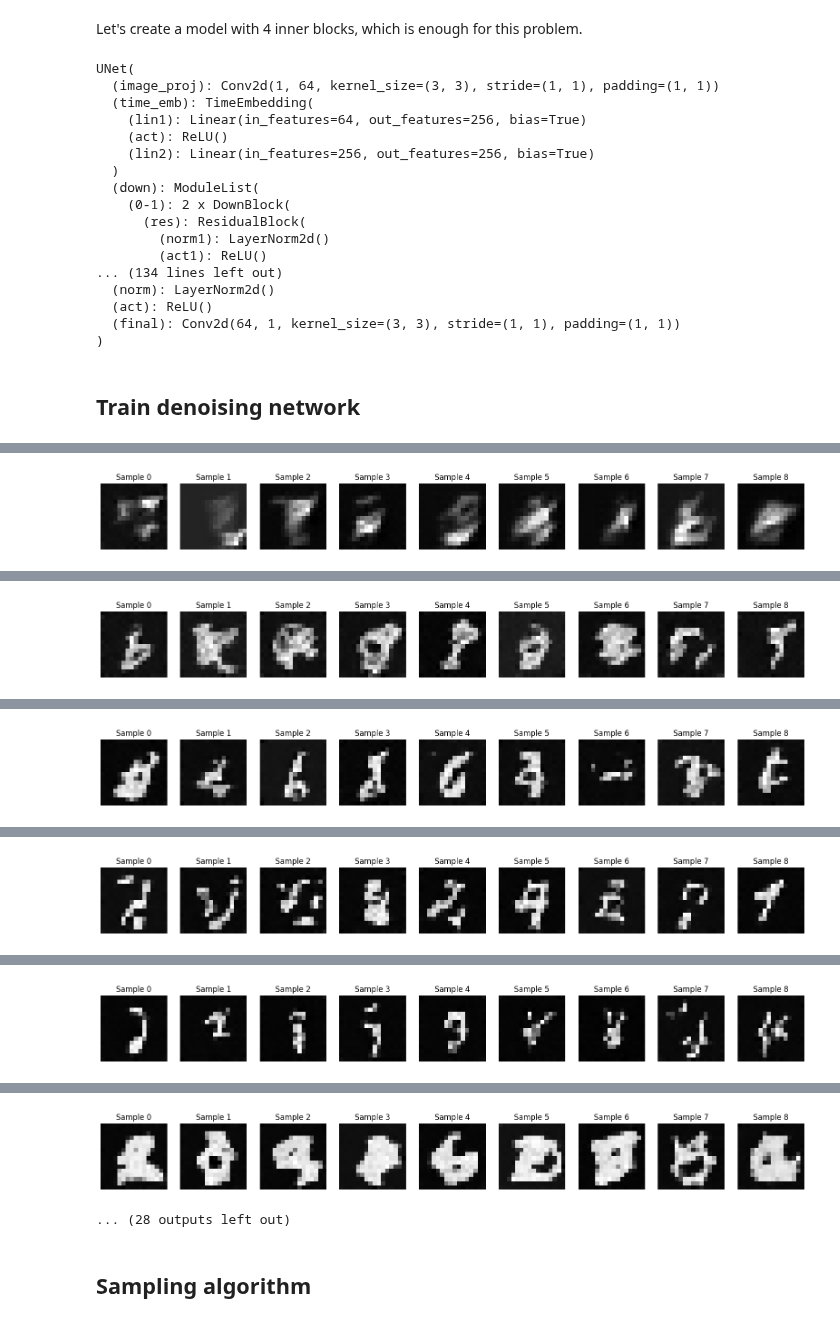
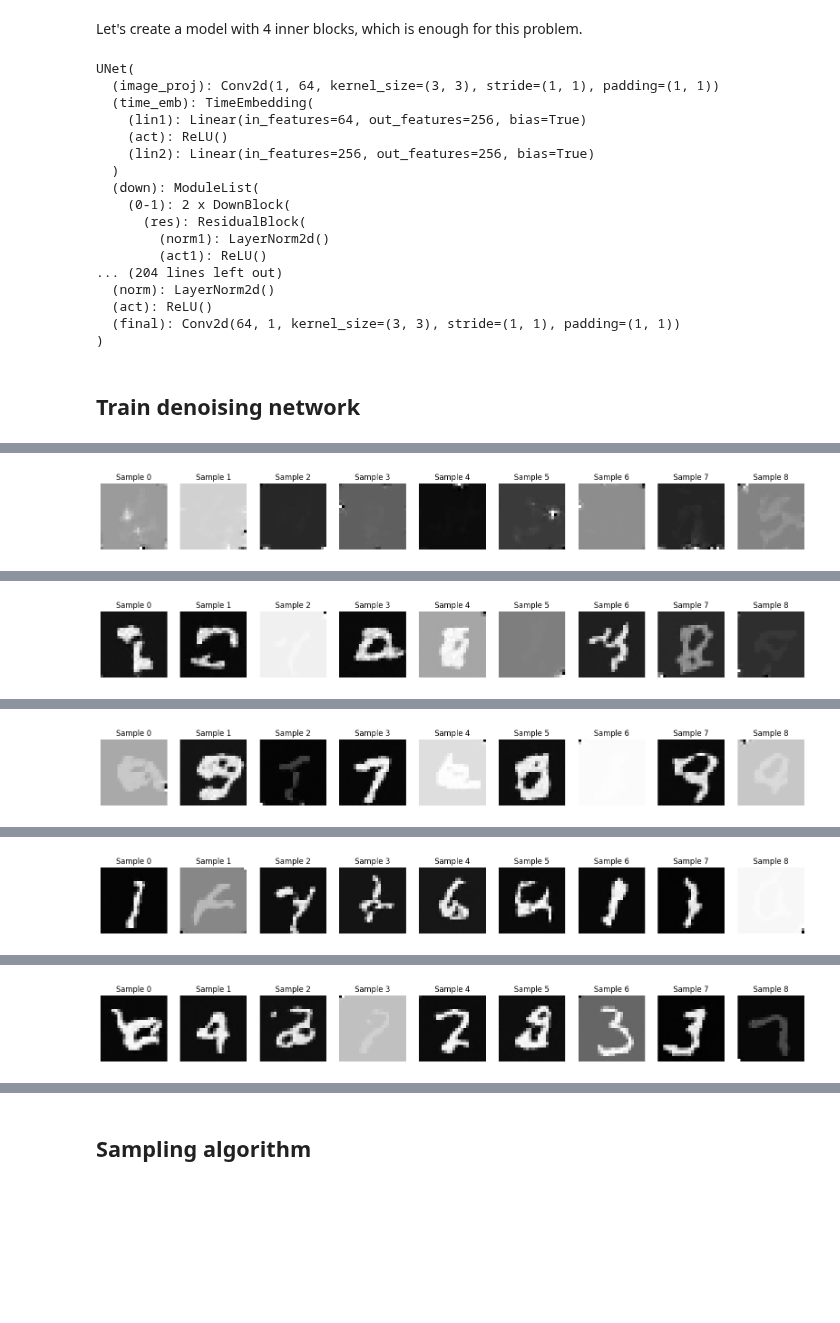
Before and after one commit to miquelflorensa/cuTAGI, a Jupyter notebook: examples/mnist_diffuser_pytorch.ipynb, the cells around one changed output, grey strips where cells are left out. Drawn from its saved outputs; the diff is of its cells as text; code cells hidden in the pictures; blank space fills up the shorter version.

```diff
--- a/examples/mnist_diffuser_pytorch.ipynb
+++ b/examples/mnist_diffuser_pytorch.ipynb
@@ -842,18 +604,18 @@ from easydict import EasyDict
 
 args = {
     "image_channels": 1,  # Number of channels in the image. 3 for RGB.
-    "image_size": 32,  # Image size
+    "image_size": 24,  # Image size
     "n_channels": 64,  # Number of channels in the initial feature map
     "channel_multipliers": [
         1,
         2,
-        # 2,
+        2,
         # 4,
     ],  # The list of channel numbers at each resolution.
     "is_attention": [
         False,
         False,
-        # False,
+        False,
         # False,
     ],  # The list of booleans for attention at each resolution
     "n_steps": 1000,  # Number of time steps T
@@ -891,7 +653,7 @@ UNet(
       (res): ResidualBlock(
         (norm1): LayerNorm2d()
         (act1): ReLU()
-... (134 lines left out)
+... (204 lines left out)
   (norm): LayerNorm2d()
   (act): ReLU()
   (final): Conv2d(64, 1, kernel_size=(3, 3), stride=(1, 1), padding=(1, 1))
@@ -903,7 +665,7 @@ def sample_ddpm(model, nsamples, nfeatures):
     """Sampler following the Denoising Diffusion Probabilistic Models method by Ho et al (Algorithm 2)"""
     with torch.no_grad():
         x = torch.randn(size=(nsamples, nfeatures)).to(device)
-        x = x.view(-1, 1, 16, 16)
+        x = x.view(-1, 1, 24, 24)
         xt = [x]
         for t in range(diffusion_steps-1, 0, -1):
             timesteps = torch.full([nsamples, 1], t).to(device)
@@ -921,7 +683,7 @@ def sample_ddpm(model, nsamples, nfeatures):
                 variance = betas[t]
                 std = variance ** (0.5)
                 nu = std * torch.randn(size=(nsamples, nfeatures))
-                nu = nu.view(-1, 1, 16, 16)
+                nu = nu.view(-1, 1, 24, 24)
                 x += nu
             x = x.to(device)
             xt += [x]
@@ -935,7 +697,7 @@ batch_size = 256
 
 # Resize the data of 28*28 to 32*32
 X = torch.tensor(x, dtype=torch.float32)
-X = nn.functional.interpolate(X.view(-1, 1, 28, 28), size=(16, 16)).view(-1, 16*16)
+X = nn.functional.interpolate(X.view(-1, 1, 28, 28), size=(24, 24)).view(-1, 24*24)
 
 loss_fn = nn.MSELoss()
 optimizer = optim.Adam(model.parameters(), lr=0.0001)
@@ -948,8 +710,8 @@ for epoch in range(nepochs):
         timesteps = torch.randint(0, diffusion_steps, size=[len(Xbatch), 1])
         noised, eps = noise(Xbatch, timesteps)
 
-        noised = noised.view(-1, 1, 16, 16)
-        eps = eps.view(-1, 1, 16, 16)
+        noised = noised.view(-1, 1, 24, 24)
+        eps = eps.view(-1, 1, 24, 24)
         timesteps = timesteps.view(-1)
         # timesteps = torch.zeros_like(timesteps)
         predicted_noise = model(noised.to(device), timesteps.to(device))
@@ -962,11 +724,11 @@ for epoch in range(nepochs):
 
     print(f"Epoch {epoch} loss = {epoch_loss / steps}")
 
-    Xgen, Xgen_hist = sample_ddpm(model, 9, 16*16)
+    Xgen, Xgen_hist = sample_ddpm(model, 9, 24*24)
     Xgen = Xgen.cpu()
     fig, ax = plt.subplots(1, 9, figsize=(20,4))
     for i in range(9):
-        ax[i].imshow(Xgen[i].reshape(16,16), cmap="gray")
+        ax[i].imshow(Xgen[i].reshape(24,24), cmap="gray")
         ax[i].set_title(f"Sample {i}")
         ax[i].axis("off")
     plt.show()
@@ -975 +737 @@ Epoch 0 loss = 0.3373587429523468
-[figure, old version]
+[figure, new version]
@@ -977 +739 @@ Epoch 1 loss = 0.1727374643087387
-[figure, old version]
+[figure, new version]
@@ -979 +741 @@ Epoch 2 loss = 0.13792426884174347
-[figure, old version]
+[figure, new version]
@@ -981 +743 @@ Epoch 3 loss = 0.1234961748123169
-[figure, old version]
+[figure, new version]
@@ -983 +745 @@ Epoch 4 loss = 0.11571355164051056
-[figure, old version]
+[figure, new version]
@@ -985,5 +747,3 @@ Epoch 5 loss = 0.1115589290857315
-[figure, removed]
-... (28 outputs left out)
 # %% [markdown]
 ## Sampling algorithm
 # %% [markdown]
```
Also changed, not shown: parts of 7 cells of this notebook, 4 other files.
